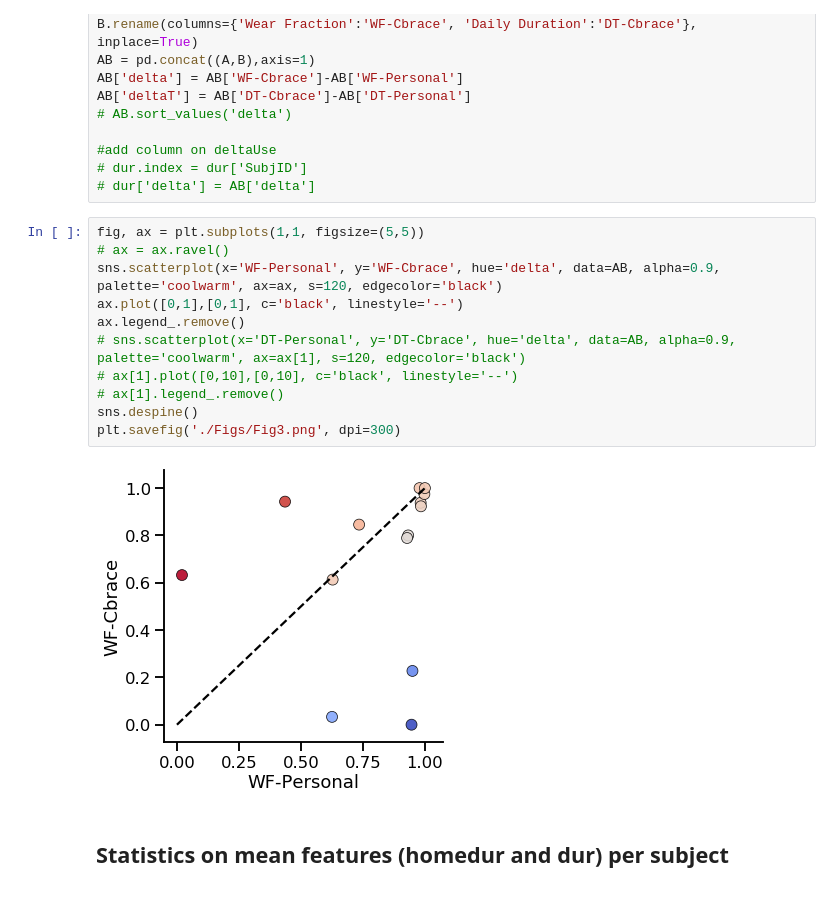
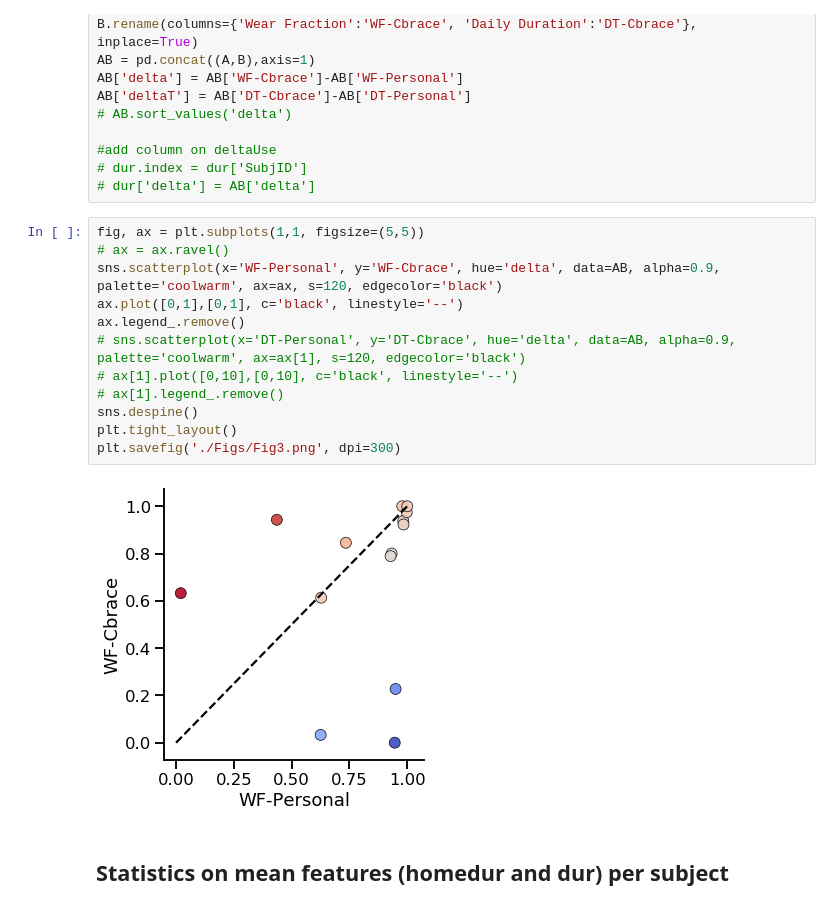
Before and after one commit to Luke3D/CbrAnalysis, a Jupyter notebook: PaperAnalysis.ipynb, the cells around one changed output. Drawn from its saved outputs; the diff is of its cells as text.

Commit message:
fix to figure3

```diff
--- a/PaperAnalysis.ipynb
+++ b/PaperAnalysis.ipynb
@@ -417,16 +417,17 @@ AB['deltaT'] = AB['DT-Cbrace']-AB['DT-Personal']
 # %%
 fig, ax = plt.subplots(1,1, figsize=(5,5))
 # ax = ax.ravel()
 sns.scatterplot(x='WF-Personal', y='WF-Cbrace', hue='delta', data=AB, alpha=0.9, palette='coolwarm', ax=ax, s=120, edgecolor='black')
 ax.plot([0,1],[0,1], c='black', linestyle='--')
 ax.legend_.remove()
 # sns.scatterplot(x='DT-Personal', y='DT-Cbrace', hue='delta', data=AB, alpha=0.9, palette='coolwarm', ax=ax[1], s=120, edgecolor='black')
 # ax[1].plot([0,10],[0,10], c='black', linestyle='--')
 # ax[1].legend_.remove()
 sns.despine()
+plt.tight_layout()
 plt.savefig('./Figs/Fig3.png', dpi=300)
 # %% [output]
-[figure, old version]
+[figure, new version]
 # %% [markdown]
 
 ## Statistics on mean features (homedur and dur) per subject
```
Also changed, not shown: parts of 9 cells of this notebook.
